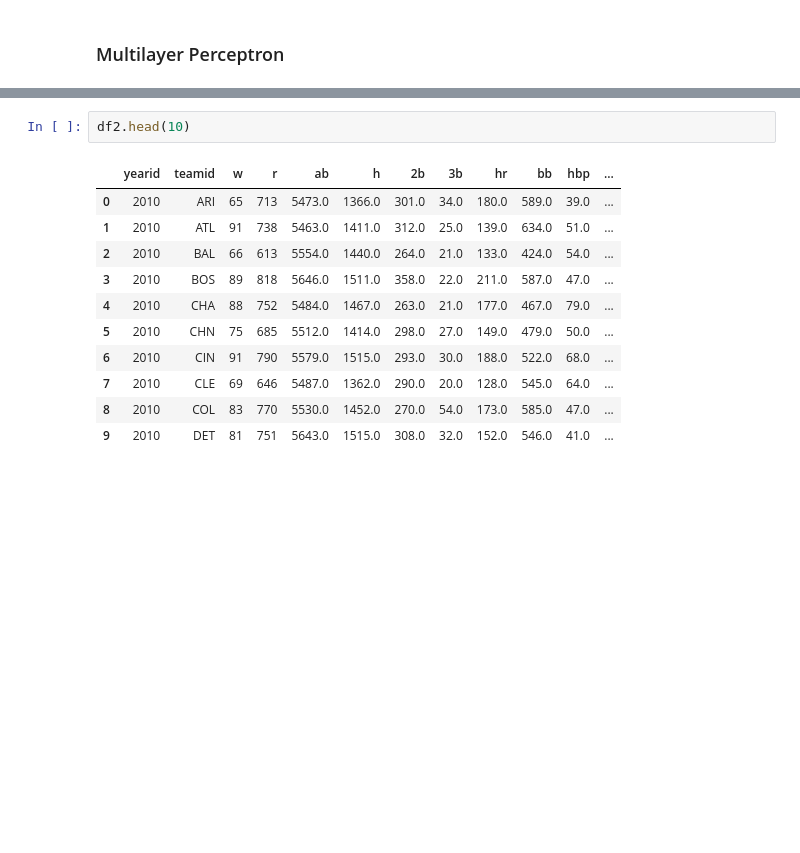
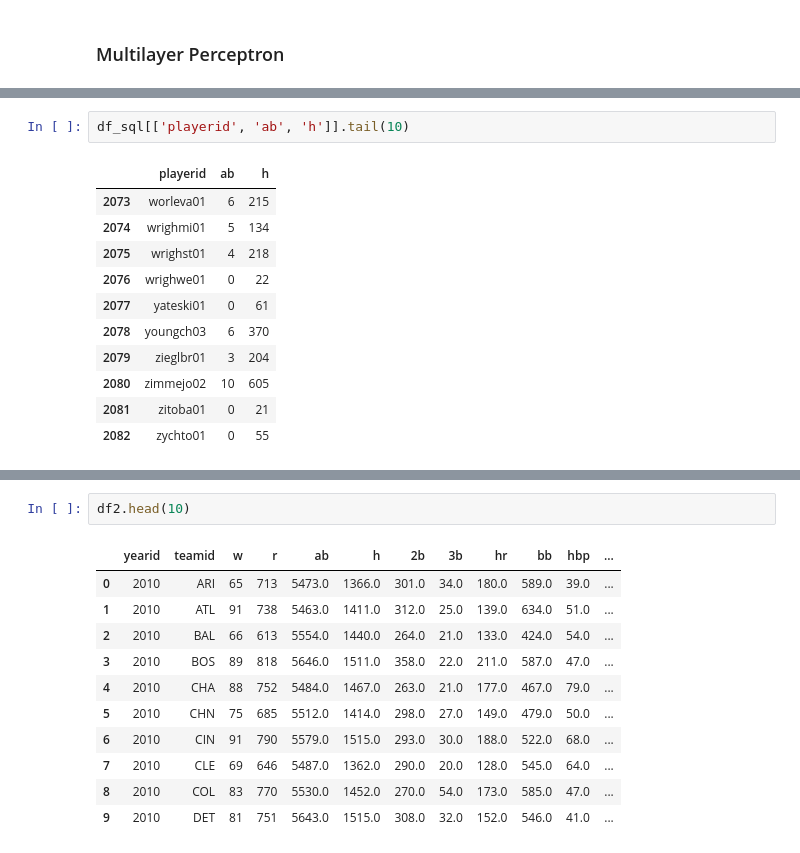
Before and after one commit to zyxdlsz/w4111-Databases, a Jupyter notebook: Notebooks/w4111_L12_MoneyBall_Continued.ipynb, the cells around one changed output, grey strips where cells are left out. Saved outputs shown, nothing was run; the diff lists cells and outputs as text; blank space fills up the shorter version.

```diff
--- a/Notebooks/w4111_L12_MoneyBall_Continued.ipynb
+++ b/Notebooks/w4111_L12_MoneyBall_Continued.ipynb
@@ -340,0 +516,14 @@ err2['re'].mean()
+# %%
+df_sql[['playerid', 'ab', 'h']].tail(10)
+# %% [output]
+|  | playerid | ab | h |
+| 2073 | worleva01 | 6 | 215 |
+| 2074 | wrighmi01 | 5 | 134 |
+| 2075 | wrighst01 | 4 | 218 |
+| 2076 | wrighwe01 | 0 | 22 |
+| 2077 | yateski01 | 0 | 61 |
+| 2078 | youngch03 | 6 | 370 |
+| 2079 | zieglbr01 | 3 | 204 |
+| 2080 | zimmejo02 | 10 | 605 |
+| 2081 | zitoba01 | 0 | 21 |
+| 2082 | zychto01 | 0 | 55 |
```
Also changed, not shown: parts of 52 cells of this notebook, 19 other files.
